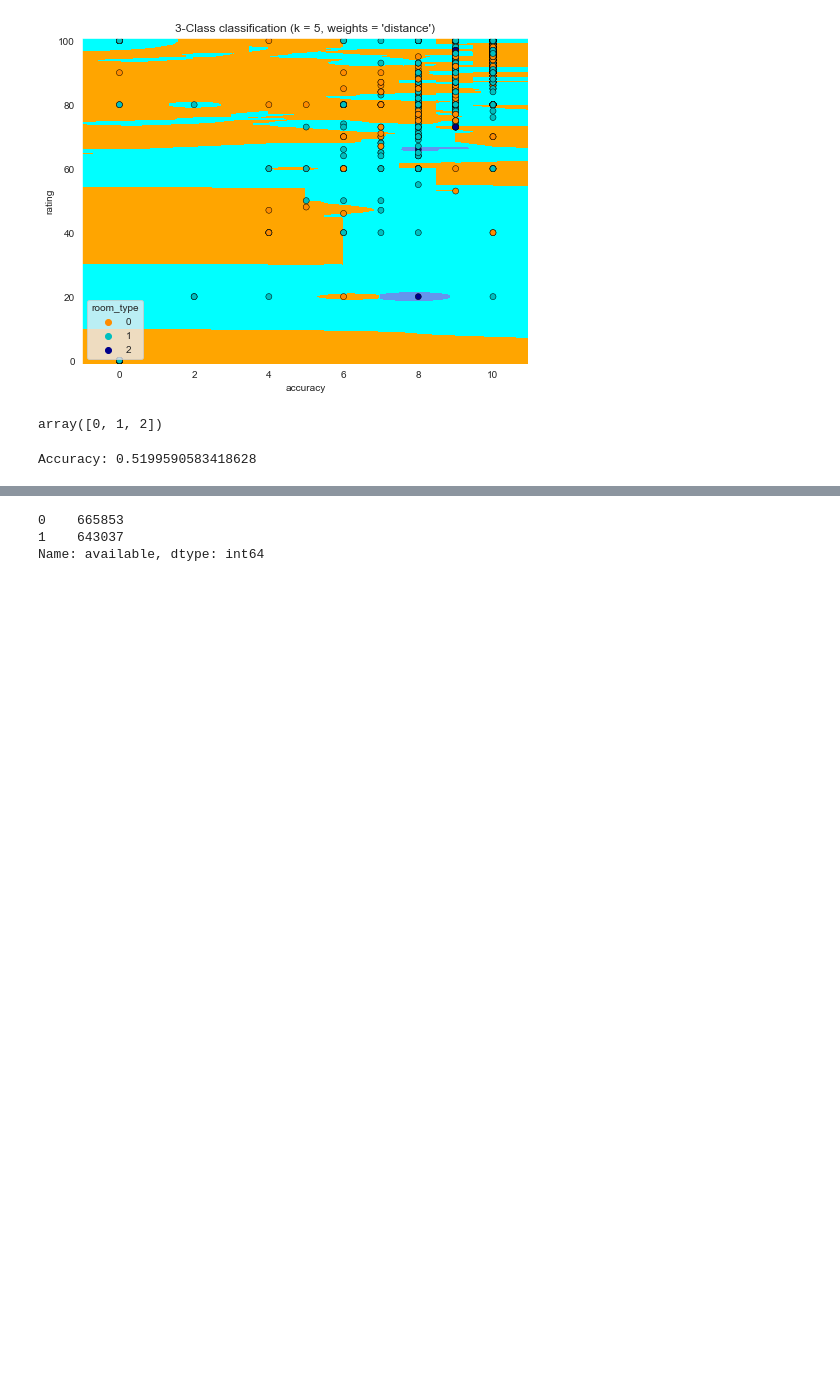
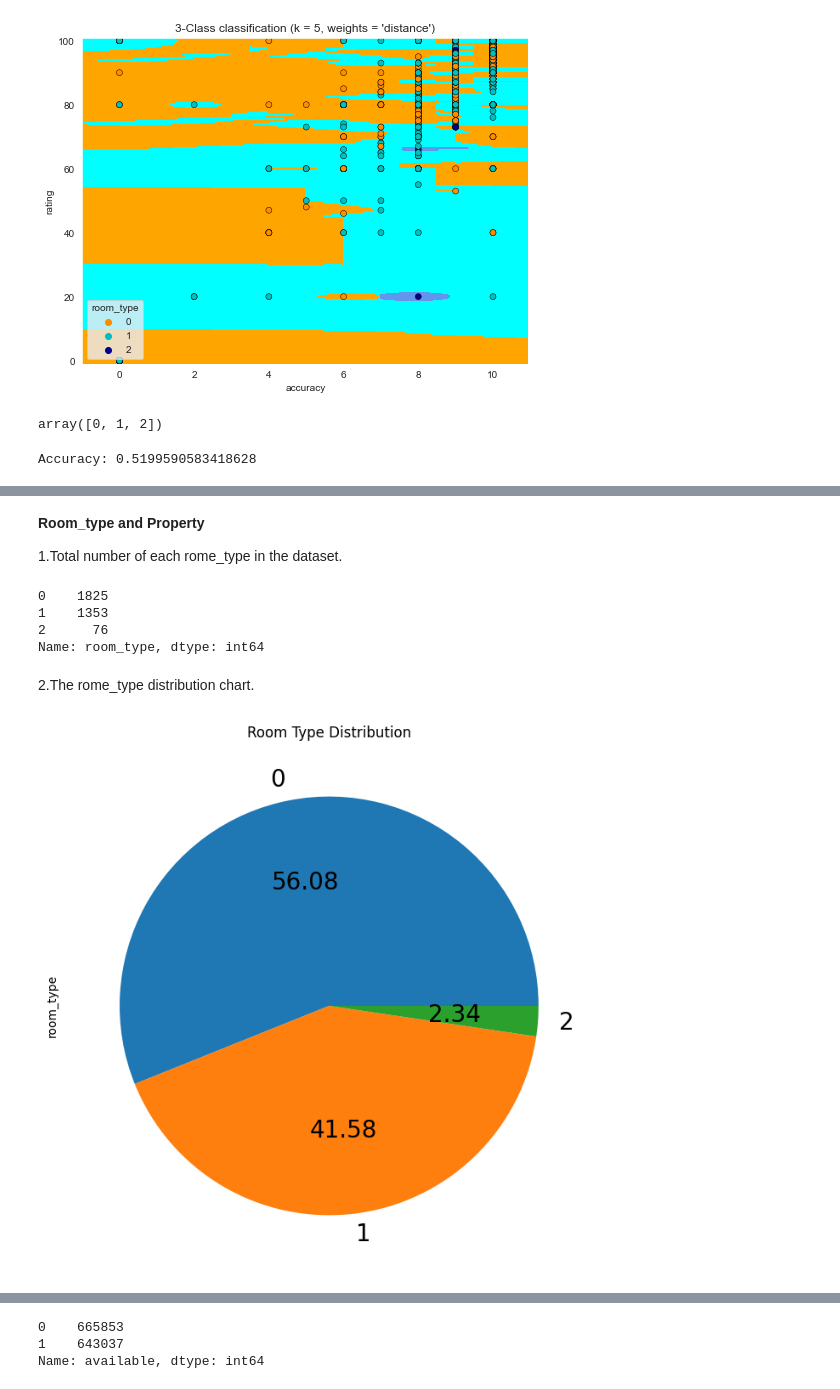
Before and after one commit to Tianyu-Fang/Data-Mining-on-Airbnb-Listings, a Jupyter notebook: dm_project.ipynb, the cells around one changed output, grey strips where cells are left out. Drawn from its saved outputs; the diff is of its cells as text; code cells hidden in the pictures; blank space fills up the shorter version.

```diff
--- a/dm_project.ipynb
+++ b/dm_project.ipynb
@@ -435,0 +446,23 @@ Accuracy: 0.5199590583418628
+# %% [markdown]
+<b>Room_type and Property</b>
+
+1.Total number of each rome_type in the dataset.
+# %%
+features_df = listings_df.copy()
+# checking if the target label has all entries recorded
+features_df.price.count()
+# categorizing number of listings with room type
+room_type_count = features_df.room_type.value_counts()
+room_type_count
+# %% [output]
+0    1825
+1    1353
+2      76
+Name: room_type, dtype: int64
+# %% [markdown]
+2.The rome_type distribution chart.
+# %%
+room_type_count.plot.pie(figsize=(8, 8), fontsize = 20, autopct = '%.2f', title = 'Room Type Distribution');
+#From the chart it can be conclued that three are three types of room in the airbnb
+# %% [output]
+[figure, added]
```
Also changed, not shown: parts of 50 cells of this notebook, 5 other files.
